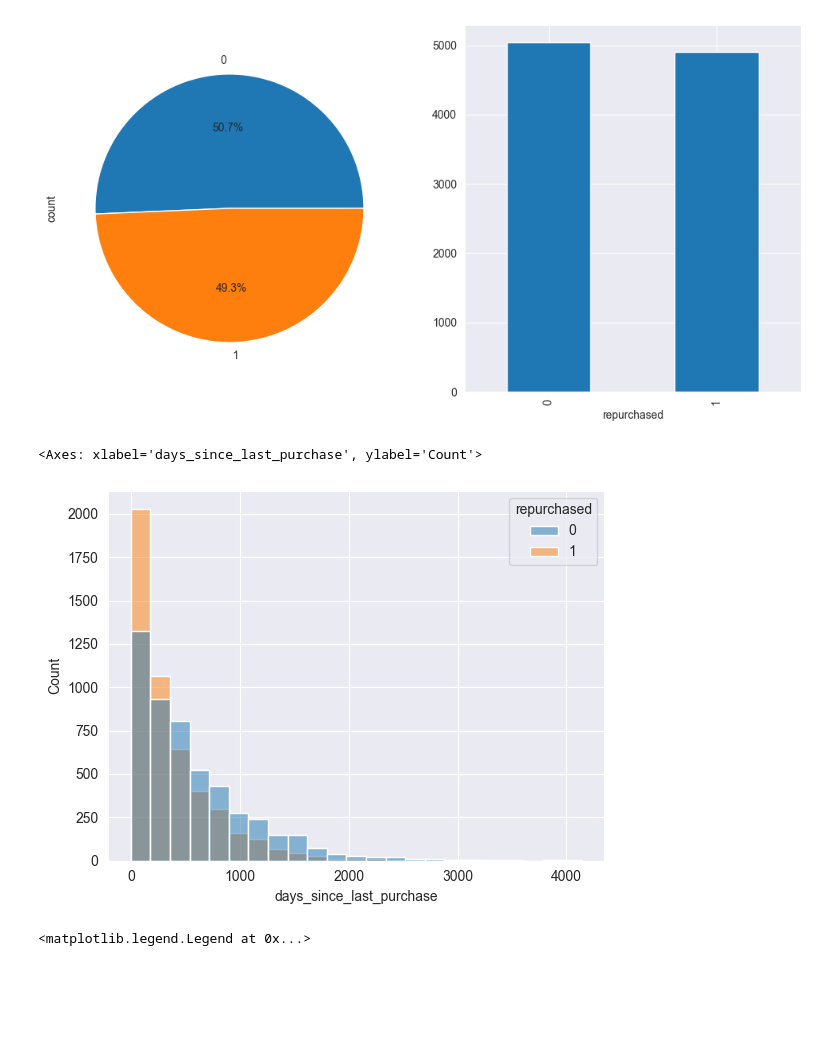
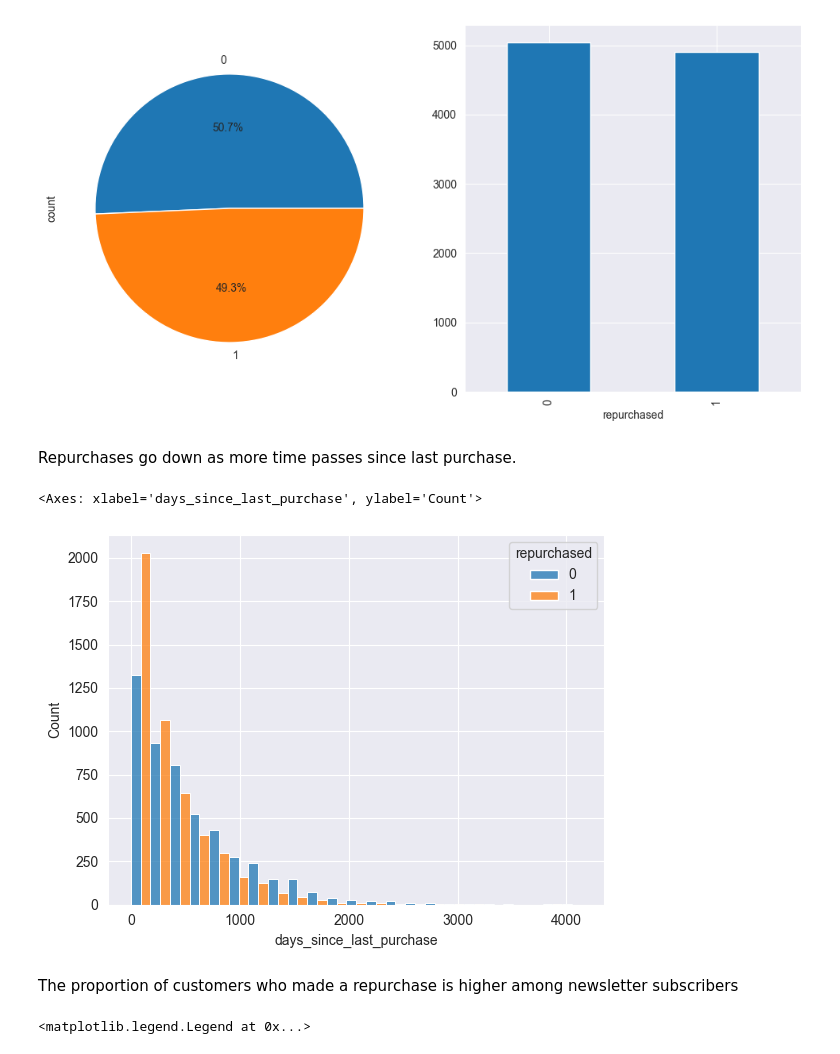
Before and after one commit to TaccheLegend/on_assignment, a Jupyter notebook: on_assignment.ipynb, the cells around one changed output. Drawn from its saved outputs; the diff is of its cells as text; code cells hidden in the pictures; blank space fills up the shorter version.

```diff
--- a/on_assignment.ipynb
+++ b/on_assignment.ipynb
@@ -588,11 +601,15 @@ plt.ylabel('')
 # %% [output]
 Text(0, 0.5, '')
 [figure]
+# %% [markdown]
+Repurchases go down as more time passes since last purchase.
 # %%
-sns.histplot(data=data, x= 'days_since_last_purchase', binwidth=180, hue='repurchased')
+sns.histplot(data=data, x= 'days_since_last_purchase', binwidth=180, hue='repurchased', multiple="dodge")
 # %% [output]
 <Axes: xlabel='days_since_last_purchase', ylabel='Count'>
-[figure, old version]
+[figure, new version]
+# %% [markdown]
+The proportion of customers who made a repurchase is higher among newsletter subscribers
 # %%
 sns.countplot(data=data, x = 'is_newsletter_subscriber', hue='repurchased')
 plt.xticks([0, 1], ['No', 'Yes'])
```
Also changed, not shown: parts of 27 cells of this notebook.
